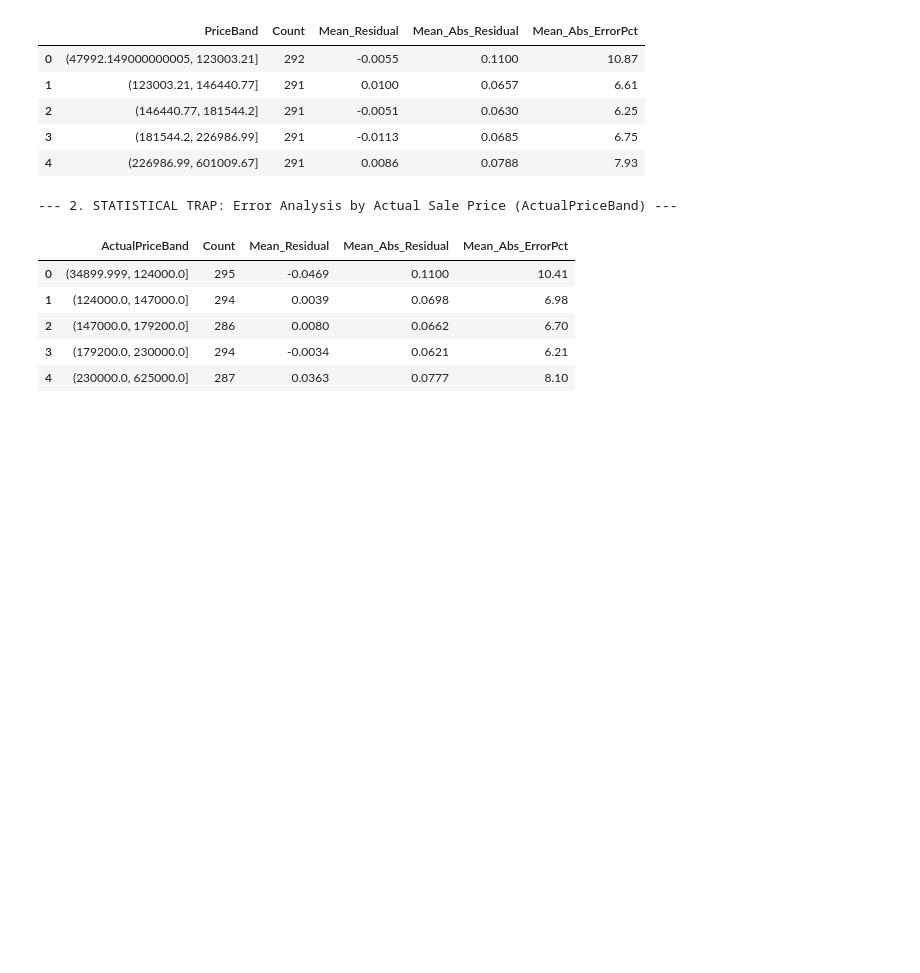
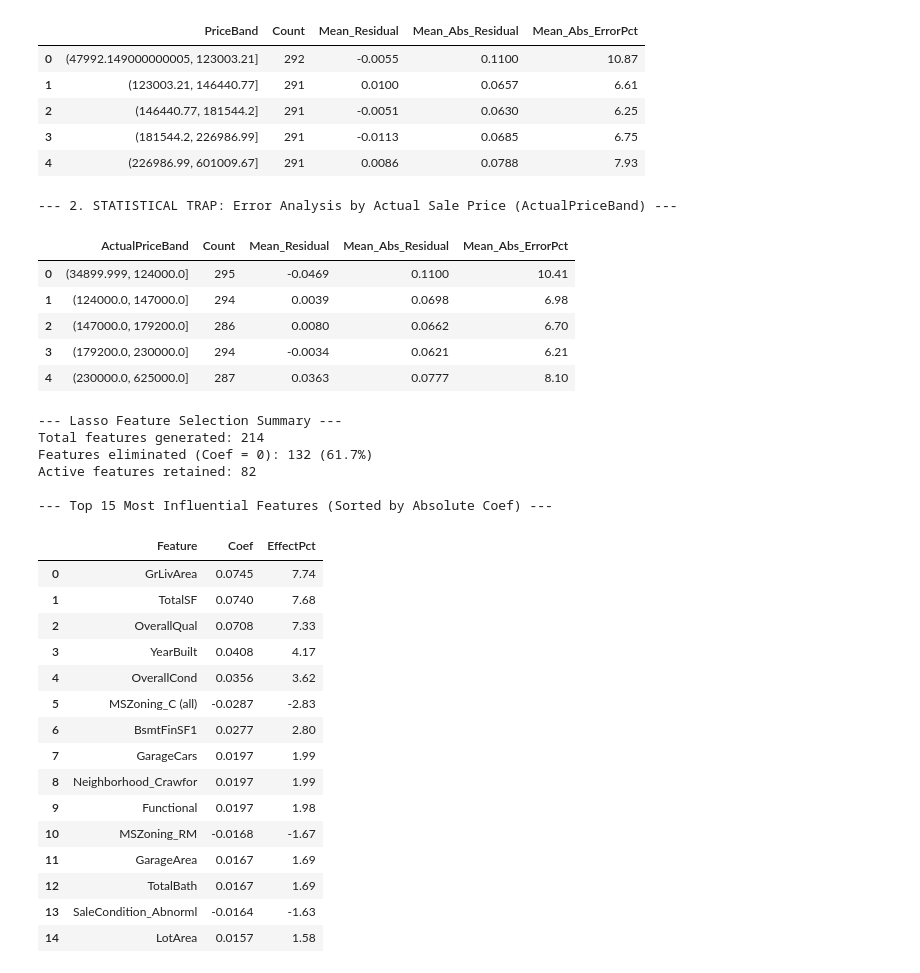
Before and after one commit to lucadani7/HousePricePrediction, a Jupyter notebook: backend/notebooks/04_error_analysis.ipynb, the cells around one changed output. Saved outputs shown, nothing was run; the diff lists cells and outputs as text; code cells hidden in the pictures; blank space fills up the shorter version.

```diff
--- a/backend/notebooks/04_error_analysis.ipynb
+++ b/backend/notebooks/04_error_analysis.ipynb
@@ -136,3 +137,68 @@ display(actual_band_errors)
 #    Grouping by the *predicted* price (what a user sees) shows no bias.
 #
 # For the web app: for a normal sale, the typical error is ~7%.
+# %%
+# 1. Fit the Lasso pipeline on the entire dataset (X, y)
+lasso_full = build_lasso_pipeline()
+lasso_full.fit(X, y)
+
+# 2. Extract feature names from scaler and fitted coefficients from regressor
+feature_names = lasso_full.named_steps["scaler"].feature_names_in_
+coefficients = lasso_full.named_steps["regressor"].coef_
+
+# 3. Build a DataFrame with feature importances and percentage effects
+coef_df = pd.DataFrame({
+    "Feature": feature_names,
+    "Coef": coefficients,
+    "EffectPct": (np.expm1(coefficients)) * 100,
+})
+
+# 4. Count total features vs. features set to zero by Lasso regularization
+total_features = len(coef_df)
+zero_features = int((coef_df["Coef"] == 0).astype(int).sum())
+active_features = total_features - zero_features
+
+print("--- Lasso Feature Selection Summary ---")
+print(f"Total features generated: {total_features}")
+print(
+    f"Features eliminated (Coef = 0): {zero_features}"
+    f" ({zero_features / total_features * 100:.1f}%)"
+)
+print(f"Active features retained: {active_features}\n")
+
+# 5. Display the top 15 most influential features sorted by absolute coefficient value
+top_15_features = (
+    coef_df.reindex(coef_df["Coef"].abs().sort_values(ascending=False).index)
+    .head(15)
+    .reset_index(drop=True)
+)
+
+# Format numerical columns for clean display
+top_15_features["Coef"] = top_15_features["Coef"].round(4)
+top_15_features["EffectPct"] = top_15_features["EffectPct"].round(2)
+
+print("--- Top 15 Most Influential Features (Sorted by Absolute Coef) ---")
+display(top_15_features)
+# %% [output]
+--- Lasso Feature Selection Summary ---
+Total features generated: 214
+Features eliminated (Coef = 0): 132 (61.7%)
+Active features retained: 82
+
+--- Top 15 Most Influential Features (Sorted by Absolute Coef) ---
+|  | Feature | Coef | EffectPct |
+| 0 | GrLivArea | 0.0745 | 7.74 |
+| 1 | TotalSF | 0.0740 | 7.68 |
+| 2 | OverallQual | 0.0708 | 7.33 |
+| 3 | YearBuilt | 0.0408 | 4.17 |
+| 4 | OverallCond | 0.0356 | 3.62 |
+| 5 | MSZoning_C (all) | -0.0287 | -2.83 |
+| 6 | BsmtFinSF1 | 0.0277 | 2.80 |
+| 7 | GarageCars | 0.0197 | 1.99 |
+| 8 | Neighborhood_Crawfor | 0.0197 | 1.99 |
+| 9 | Functional | 0.0197 | 1.98 |
+| 10 | MSZoning_RM | -0.0168 | -1.67 |
+| 11 | GarageArea | 0.0167 | 1.69 |
+| 12 | TotalBath | 0.0167 | 1.69 |
+| 13 | SaleCondition_Abnorml | -0.0164 | -1.63 |
+| 14 | LotArea | 0.0157 | 1.58 |
```
Also changed, not shown: parts of 4 cells of this notebook.
